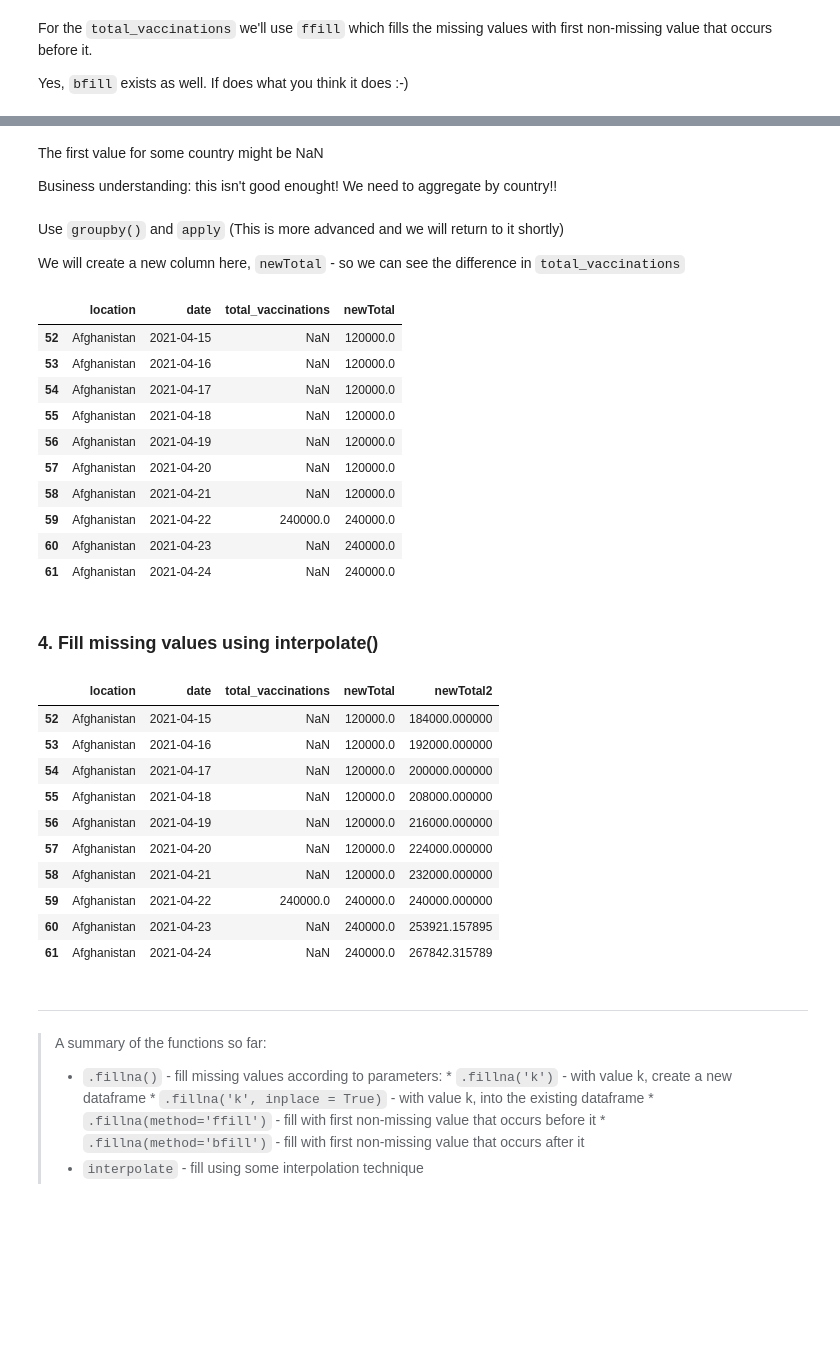
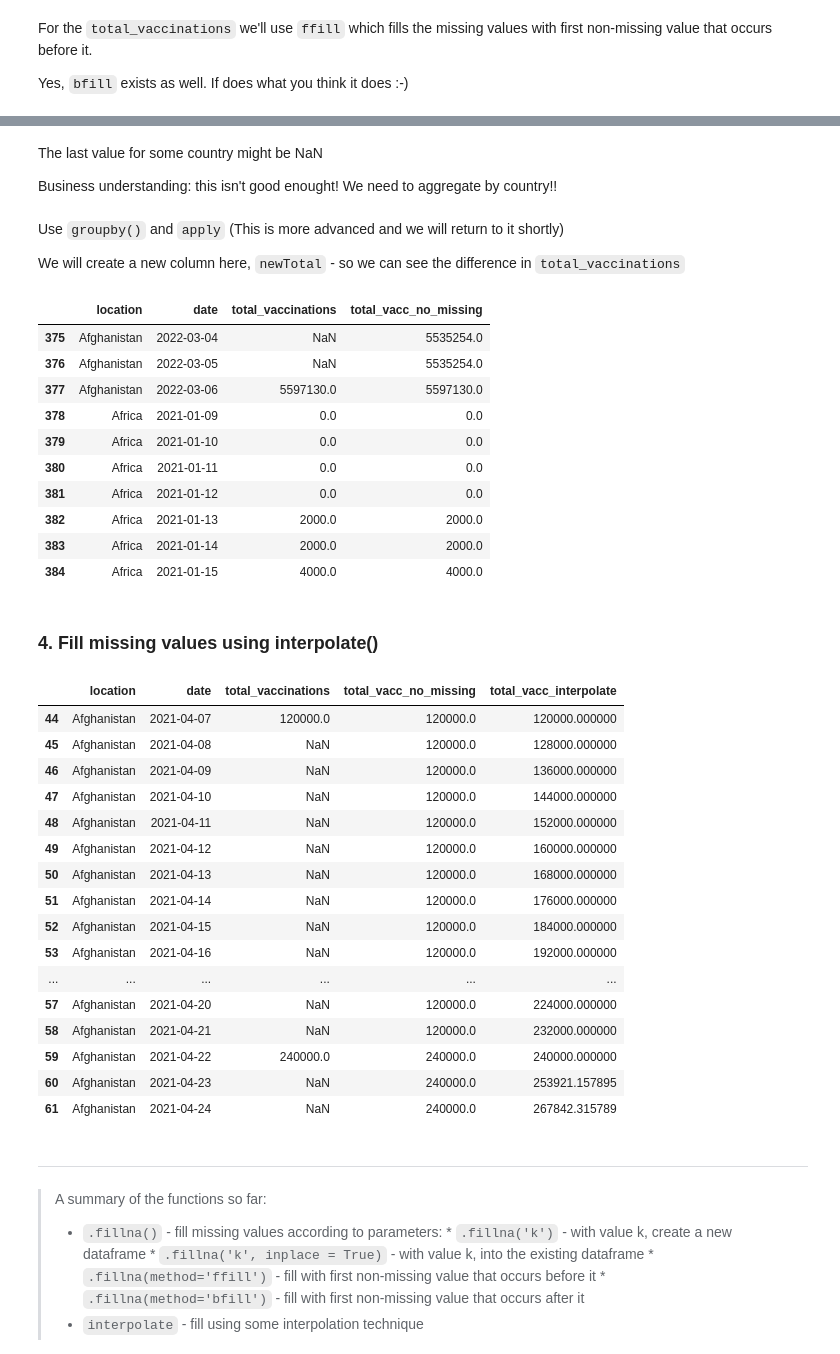
Before and after one commit to nlihin/data-analytics, a Jupyter notebook: unit3.ipynb, the cells around one changed output, grey strips where cells are left out. Cells and saved outputs as stored; diff of their text form; code cells hidden in the pictures; blank space fills up the shorter version.

```diff
--- a/unit3.ipynb
+++ b/unit3.ipynb
@@ -330,5 +387,5 @@ vacc_df[['total_vaccinations']].fillna(method='ffill')[52:62]
 # %% [markdown]
-The first value for some country might be NaN
+The last value for some country might be NaN
 
 Business understanding: this isn't good enought! We need to aggregate by country!!
 # %% [markdown]
@@ -336,33 +393,39 @@ Use `groupby()` and `apply`  (This is more advanced and we will return to it sho
 
 We will create a new column here, `newTotal` - so we can see the difference in `total_vaccinations`
 # %%
-vacc_df['newTotal'] = vacc_df.groupby('location')[['total_vaccinations']].apply(lambda x: x.fillna(method='ffill'))
-vacc_df.iloc[52:62,[0,2,3,12]]
+vacc_df['total_vacc_no_missing'] = vacc_df.groupby('location')[['total_vaccinations']].apply(lambda x: x.fillna(method='ffill'))
+vacc_df.iloc[375:385,[0,2,3,16]]
 # %% [output]
-|  | location | date | total_vaccinations | newTotal |
-| 52 | Afghanistan | 2021-04-15 | NaN | 120000.0 |
-| 53 | Afghanistan | 2021-04-16 | NaN | 120000.0 |
-| 54 | Afghanistan | 2021-04-17 | NaN | 120000.0 |
-| 55 | Afghanistan | 2021-04-18 | NaN | 120000.0 |
-| 56 | Afghanistan | 2021-04-19 | NaN | 120000.0 |
-| 57 | Afghanistan | 2021-04-20 | NaN | 120000.0 |
-| 58 | Afghanistan | 2021-04-21 | NaN | 120000.0 |
-| 59 | Afghanistan | 2021-04-22 | 240000.0 | 240000.0 |
-| 60 | Afghanistan | 2021-04-23 | NaN | 240000.0 |
-| 61 | Afghanistan | 2021-04-24 | NaN | 240000.0 |
+|  | location | date | total_vaccinations | total_vacc_no_missing |
+| 375 | Afghanistan | 2022-03-04 | NaN | 5535254.0 |
+| 376 | Afghanistan | 2022-03-05 | NaN | 5535254.0 |
+| 377 | Afghanistan | 2022-03-06 | 5597130.0 | 5597130.0 |
+| 378 | Africa | 2021-01-09 | 0.0 | 0.0 |
+| 379 | Africa | 2021-01-10 | 0.0 | 0.0 |
+| 380 | Africa | 2021-01-11 | 0.0 | 0.0 |
+| 381 | Africa | 2021-01-12 | 0.0 | 0.0 |
+| 382 | Africa | 2021-01-13 | 2000.0 | 2000.0 |
+| 383 | Africa | 2021-01-14 | 2000.0 | 2000.0 |
+| 384 | Africa | 2021-01-15 | 4000.0 | 4000.0 |
 # %% [markdown]
 <a id='section4'></a>
 ### 4. Fill missing values using interpolate()
 # %%
-vacc_df['newTotal2'] = vacc_df['total_vaccinations'].interpolate(method ='linear')
-vacc_df.iloc[52:62,[0,2,3,12, 13]]
+vacc_df['total_vacc_interpolate'] = vacc_df['total_vaccinations'].interpolate(method ='linear')
+vacc_df.iloc[44:62,[0,2,3,16, 17]]
 # %% [output]
-|  | location | date | total_vaccinations | newTotal | newTotal2 |
+|  | location | date | total_vaccinations | total_vacc_no_missing | total_vacc_interpolate |
+| 44 | Afghanistan | 2021-04-07 | 120000.0 | 120000.0 | 120000.000000 |
+| 45 | Afghanistan | 2021-04-08 | NaN | 120000.0 | 128000.000000 |
+| 46 | Afghanistan | 2021-04-09 | NaN | 120000.0 | 136000.000000 |
+| 47 | Afghanistan | 2021-04-10 | NaN | 120000.0 | 144000.000000 |
+| 48 | Afghanistan | 2021-04-11 | NaN | 120000.0 | 152000.000000 |
+| 49 | Afghanistan | 2021-04-12 | NaN | 120000.0 | 160000.000000 |
+| 50 | Afghanistan | 2021-04-13 | NaN | 120000.0 | 168000.000000 |
+| 51 | Afghanistan | 2021-04-14 | NaN | 120000.0 | 176000.000000 |
 | 52 | Afghanistan | 2021-04-15 | NaN | 120000.0 | 184000.000000 |
 | 53 | Afghanistan | 2021-04-16 | NaN | 120000.0 | 192000.000000 |
-| 54 | Afghanistan | 2021-04-17 | NaN | 120000.0 | 200000.000000 |
-| 55 | Afghanistan | 2021-04-18 | NaN | 120000.0 | 208000.000000 |
-| 56 | Afghanistan | 2021-04-19 | NaN | 120000.0 | 216000.000000 |
+| ... | ... | ... | ... | ... | ... |
 | 57 | Afghanistan | 2021-04-20 | NaN | 120000.0 | 224000.000000 |
 | 58 | Afghanistan | 2021-04-21 | NaN | 120000.0 | 232000.000000 |
 | 59 | Afghanistan | 2021-04-22 | 240000.0 | 240000.0 | 240000.000000 |
```
Also changed, not shown: parts of 51 cells of this notebook.
